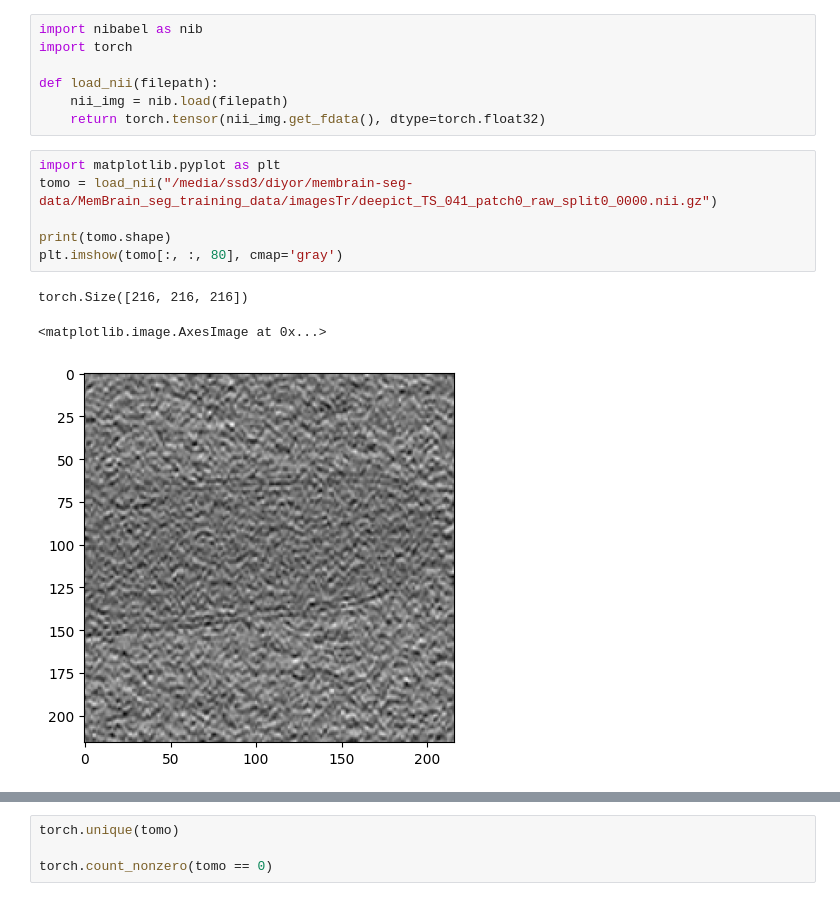
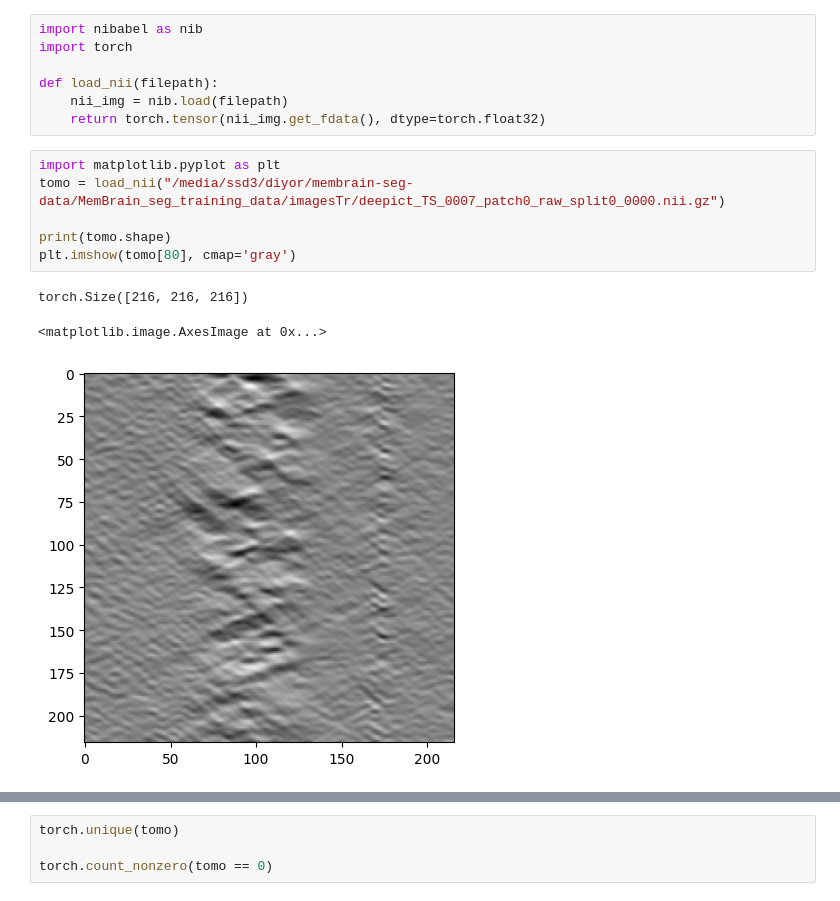
Before and after one commit to dijor0310/cryo-ttt, a Jupyter notebook: src/plotting.ipynb, the cells around one changed output, grey strips where cells are left out. Drawn from its saved outputs; the diff is of its cells as text.

Commit message:
experimenting wiht membrain-seg

```diff
--- a/src/plotting.ipynb
+++ b/src/plotting.ipynb
@@ -96,14 +96,14 @@ def load_nii(filepath):
     return torch.tensor(nii_img.get_fdata(), dtype=torch.float32)
 # %%
 import matplotlib.pyplot as plt
-tomo = load_nii("/media/ssd3/diyor/membrain-seg-data/MemBrain_seg_training_data/imagesTr/deepict_TS_041_patch0_raw_split0_0000.nii.gz")
+tomo = load_nii("/media/ssd3/diyor/membrain-seg-data/MemBrain_seg_training_data/imagesTr/deepict_TS_0007_patch0_raw_split0_0000.nii.gz")
 
 print(tomo.shape)
-plt.imshow(tomo[:, :, 80], cmap='gray')
+plt.imshow(tomo[80], cmap='gray')
 # %% [output]
 torch.Size([216, 216, 216])
 <matplotlib.image.AxesImage at 0x...>
-[figure, old version]
+[figure, new version]
 # %%
 import mrcfile
 
```
Also changed, not shown: parts of 1 cell of this notebook, 10 other files.
